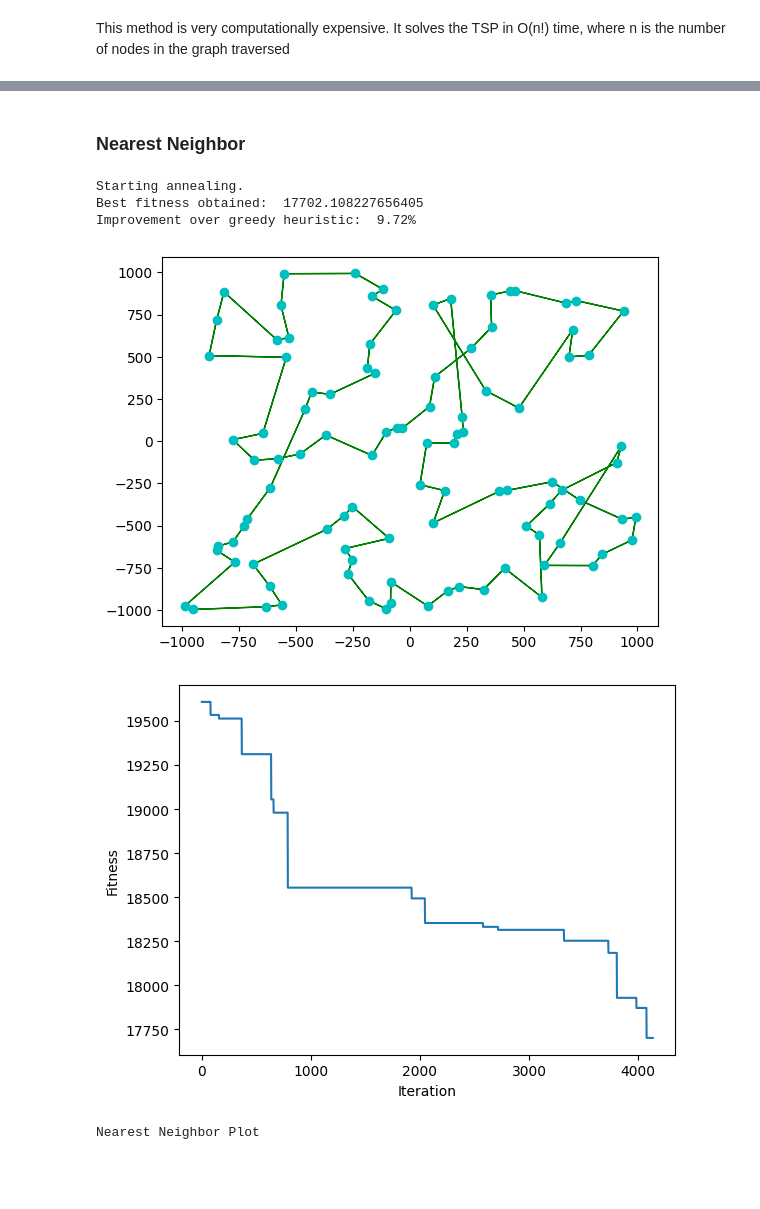
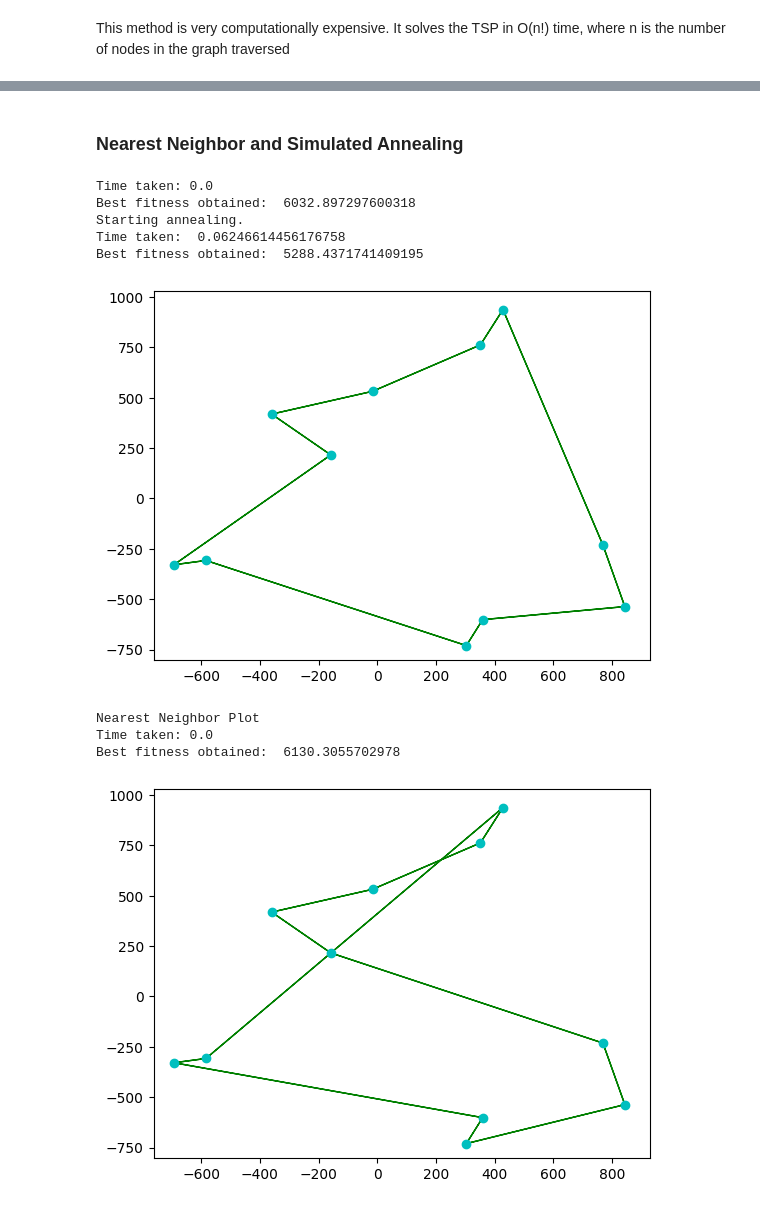
Before and after one commit to jessdcan/Quantum-Travelling-Salesman-Probem, a Jupyter notebook: classical_TSP_Methods.ipynb, the cells around one changed output, grey strips where cells are left out. Drawn from its saved outputs; the diff is of its cells as text; code cells hidden in the pictures; blank space fills up the shorter version.

```diff
--- a/classical_TSP_Methods.ipynb
+++ b/classical_TSP_Methods.ipynb
@@ -54,6 +56,12 @@ def bruteForceTSP(graph, source):
 graph = [[0, 10, 15, 20], [10, 0, 35, 25],
 		[15, 35, 0, 30], [20, 25, 30, 0]]
 s = 0
+
+start = time.time()
 print("The minimum Hamiltonian path is: ",bruteForceTSP(graph, s))
+end = time.time()
+
+time_taken = end - start
+print("Time taken: ", time_taken)
 # %% [output]
 The minimum Hamiltonian path is:  80
@@ -85,5 +94,5 @@ draw_graph(G, colors, pos)
 # %% [markdown]
-### Nearest Neighbor
+### Nearest Neighbor and Simulated Annealing
 # %%
 import math
 import random
@@ -272,31 +302,36 @@ def plotTSP(paths, points, num_iters=1):
 # %%
 def read_coords(path):
     coords = []
     with open(path, "r") as f:
         for line in f.readlines():
             line = [float(x.replace("\n", "")) for x in line.split(" ")]
             coords.append(line)
     return coords
 
 
 def generate_random_coords(num_nodes):
     return [[random.uniform(-1000, 1000), random.uniform(-1000, 1000)] for i in range(num_nodes)]
 
 
 # coords = read_coords("coord.txt")  # generate_random_coords(100)
-coords = generate_random_coords(100)
+coords = generate_random_coords(11)
 sa = classical_TSP(coords, stopping_iter=5000)
 sa.simulated_annealing()
 sa.visualize_routes()
 
-sa.plot_learning()
+#sa.plot_learning()
 
 print("Nearest Neighbor Plot")
-sa.plot_greedy_solution()
+greedy = classical_TSP(coords, stopping_iter=5000)
+greedy.plot_greedy_solution()
 # %% [output]
+Time taken: 0.0
+Best fitness obtained:  6032.897297600318
 Starting annealing.
-Best fitness obtained:  17702.108227656405
-Improvement over greedy heuristic:  9.72%
+Time taken:  0.06246614456176758
+Best fitness obtained:  5288.4371741409195
-[figure, old version]
+[figure, new version]
+Nearest Neighbor Plot
+Time taken: 0.0
+Best fitness obtained:  6130.3055702978
-[figure, old version]
+[figure, new version]
-Nearest Neighbor Plot
```
Also changed, not shown: parts of 6 cells of this notebook.
